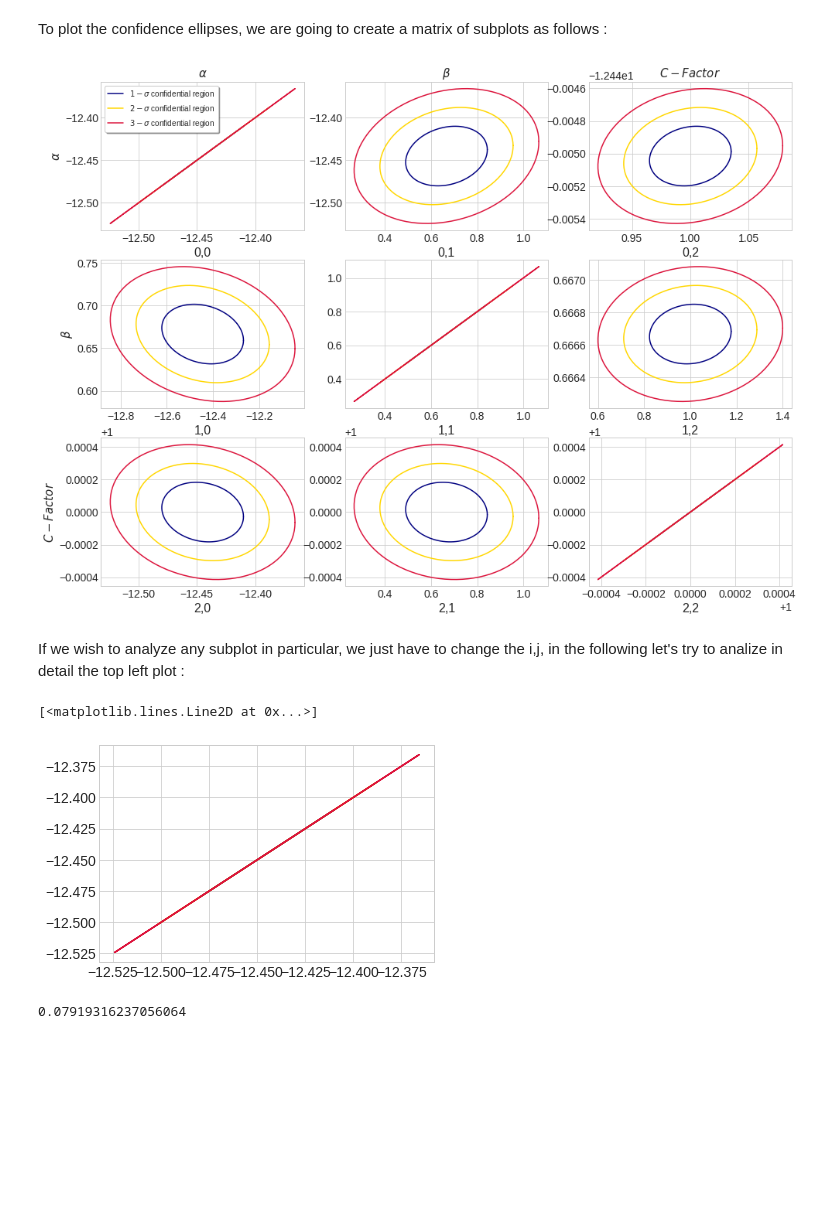
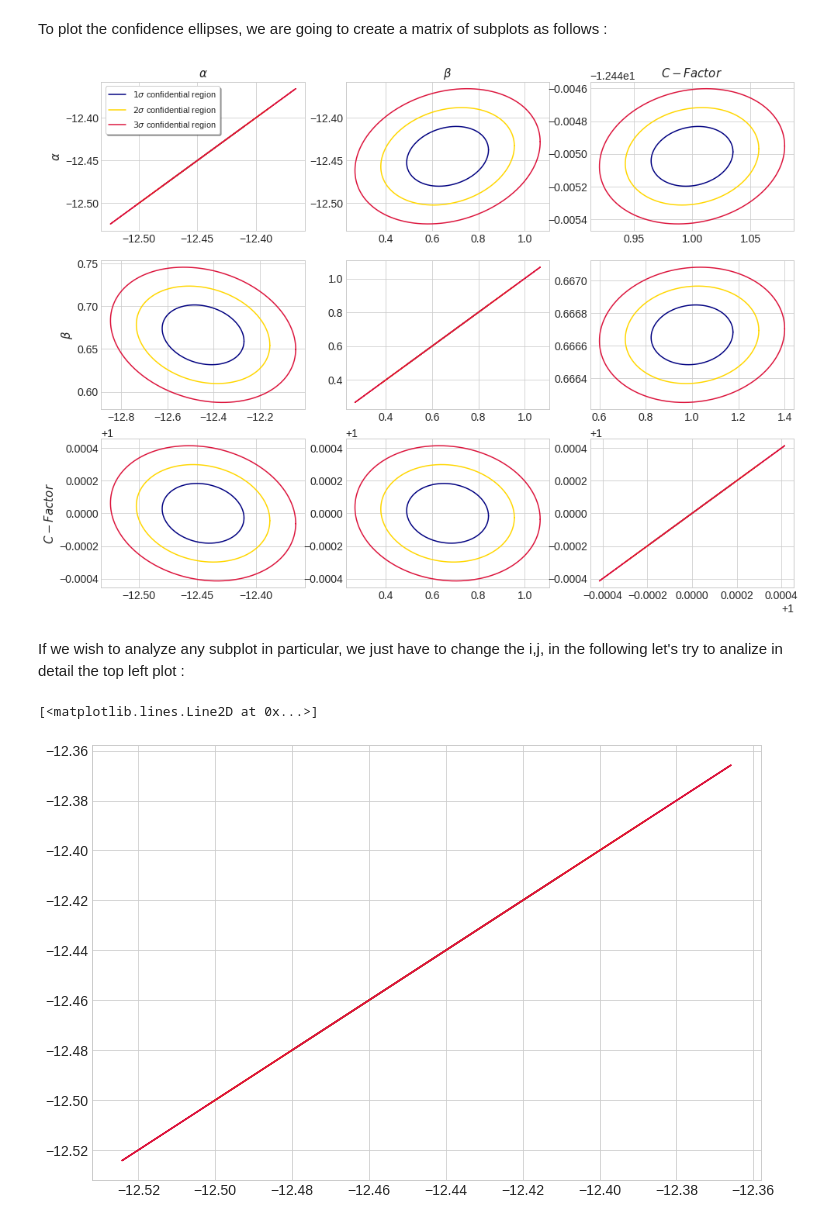
Before and after one commit to KuZa91/PBH_subpopulations_effects_analysis, a Jupyter notebook: FisherMatrixSGWB.ipynb, the cells around one changed output. Cells and saved outputs as stored; diff of their text form; code cells hidden in the pictures; blank space fills up the shorter version.

```diff
--- a/FisherMatrixSGWB.ipynb
+++ b/FisherMatrixSGWB.ipynb
@@ -436,7 +433,7 @@ To plot the confidence ellipses, we are going to create a matrix of subplots as
 # %%
 #Need a span over the total angle to plot the ellipses
 
-t = np.linspace(0, 2*np.pi, 100)
+t = np.linspace(0, 2*np.pi, 10000)
 
 fig, ax = plt.subplots(N_modparms, N_modparms, figsize=(16,12))
 
@@ -452,8 +449,6 @@ for i in range(N_modparms):
             ax[i, j].set_title(labels[j], fontsize = 15)
 
         # We can now estimate the coefficients of the ellipses to be printed
-
-        ax[i,j].set_xlabel(str(i)+','+str(j))
 
         u = fid_val[j]                                                                #x-position of the center
         v = fid_val[i]                                                                #y-position of the center
@@ -486,16 +481,16 @@ for i in range(N_modparms):
 
         # Finally we can plot our confidence ellipses
 
-        ax[i, j].plot( u + RotEll_1sig[0,:] , v + RotEll_1sig[1,:], color = 'navy', label = r'$1-\sigma$'+' confidential region' )
-        ax[i, j].plot( u + RotEll_2sig[0,:] , v + RotEll_2sig[1,:], color = 'gold', label = r'$2-\sigma$'+' confidential region' )
-        ax[i, j].plot( u + RotEll_3sig[0,:] , v + RotEll_3sig[1,:], color = 'crimson', label = r'$3-\sigma$'+' confidential region' )
+        ax[i, j].plot( u + RotEll_1sig[0,:] , v + RotEll_1sig[1,:], color = 'navy', label = r'$1\sigma$'+' confidential region' )
+        ax[i, j].plot( u + RotEll_2sig[0,:] , v + RotEll_2sig[1,:], color = 'gold', label = r'$2\sigma$'+' confidential region' )
+        ax[i, j].plot( u + RotEll_3sig[0,:] , v + RotEll_3sig[1,:], color = 'crimson', label = r'$3\sigma$'+' confidential region' )
 
         if (i == 0 and j == 0):
-            ax[i, j].legend(loc = 2, frameon = True, fancybox = True, shadow = True, prop={'size': 10})
+            ax[i, j].legend(loc = 2, frameon = True, fancybox = True, shadow = True, prop={'size': 11})
 
 fig.savefig('ConfidenceEllipses.png', dpi = 300)
 # %% [output]
-[figure, old version]
+[figure, new version]
 # %% [markdown]
 If we wish to analyze any subplot in particular, we just have to change the i,j, in the following let's try to analize in detail the top left plot :
 # %%
@@ -510,36 +505,33 @@ If we wish to analyze any subplot in particular, we just have to change the i,j,
         # The ellipses at the various confidence levels can instead be estimated as follows
 
         Ell_1sig = np.array([a*CL_alpha[1]*np.cos(t) , b*CL_alpha[1]*np.sin(t)])
         Ell_2sig = np.array([a*CL_alpha[2]*np.cos(t) , b*CL_alpha[2]*np.sin(t)])
         Ell_3sig = np.array([a*CL_alpha[3]*np.cos(t) , b*CL_alpha[3]*np.sin(t)])
 
         # The rotation matrix can be defined as follows
 
         R_rot = np.array([[np.cos(t_rot) , -np.sin(t_rot)],[np.sin(t_rot) , np.cos(t_rot)]])
 
         # We can now initialize new arrays in order to calculate the rotated ellipses
 
         RotEll_1sig = np.zeros((2,Ell_1sig.shape[1]))
         RotEll_2sig = np.zeros((2,Ell_2sig.shape[1]))
         RotEll_3sig = np.zeros((2,Ell_3sig.shape[1]))
 
         # The rotated ellipses are now obtained by a simple dot product
 
         for k in range(Ell_1sig.shape[1]):
             RotEll_1sig[:,k] = np.dot(R_rot,Ell_1sig[:,k])
             RotEll_2sig[:,k] = np.dot(R_rot,Ell_2sig[:,k])
             RotEll_3sig[:,k] = np.dot(R_rot,Ell_3sig[:,k])
 
         # Finally we can plot our confidence ellipses
 
+        plt.figure(figsize=(12,8))
         plt.plot( u + RotEll_1sig[0,:] , v + RotEll_1sig[1,:], color = 'navy', label = r'$1-\sigma$'+' confidential region' )
         plt.plot( u + RotEll_2sig[0,:] , v + RotEll_2sig[1,:], color = 'gold', label = r'$2-\sigma$'+' confidential region' )
         plt.plot( u + RotEll_3sig[0,:] , v + RotEll_3sig[1,:], color = 'crimson', label = r'$3-\sigma$'+' confidential region' )
 # %% [output]
 [<matplotlib.lines.Line2D at 0x...>]
-[figure, old version]
+[figure, new version]
-# %%
-max(RotEll_3sig[1,:])
-# %% [output]
-0.07919316237056064
 # %% [markdown]
```
Also changed, not shown: parts of 10 cells of this notebook, 1 other file.
